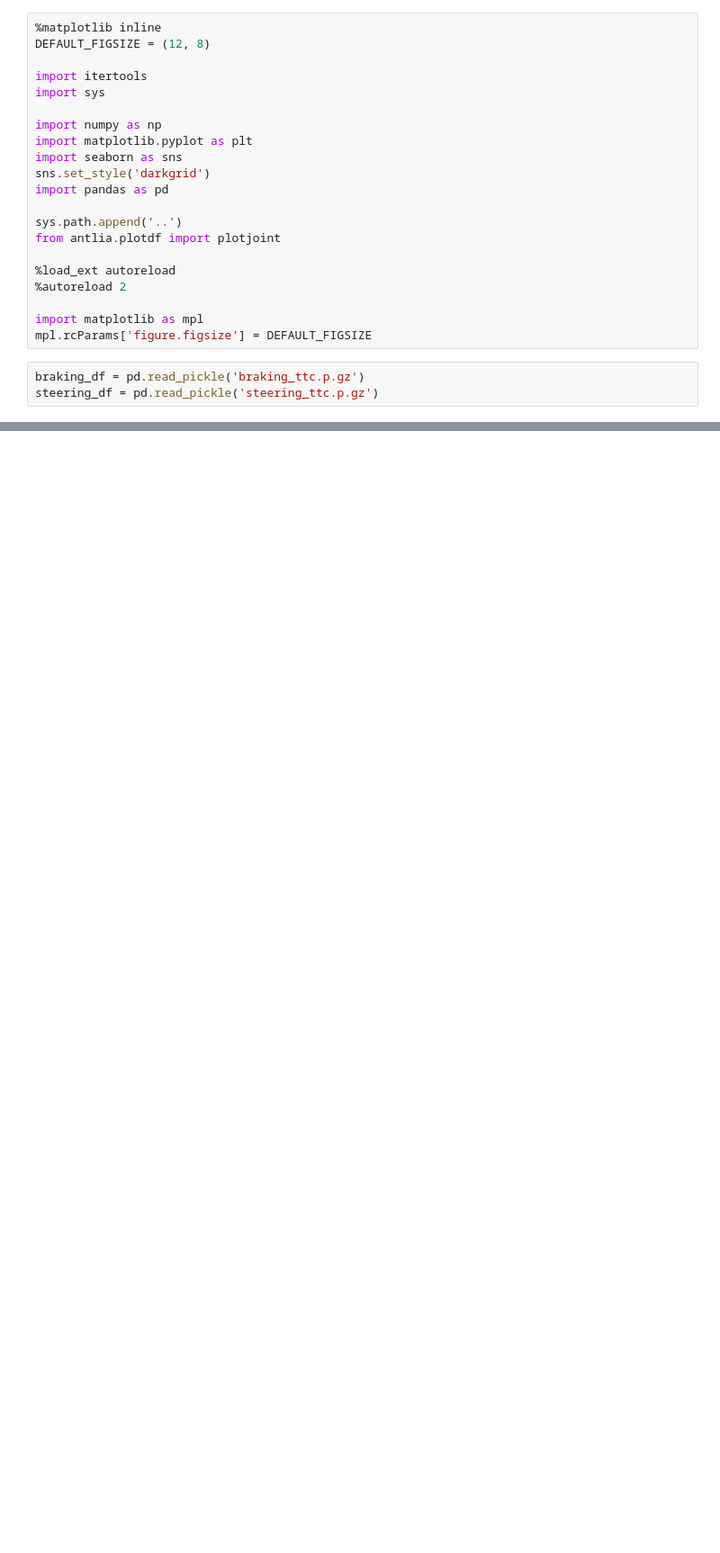
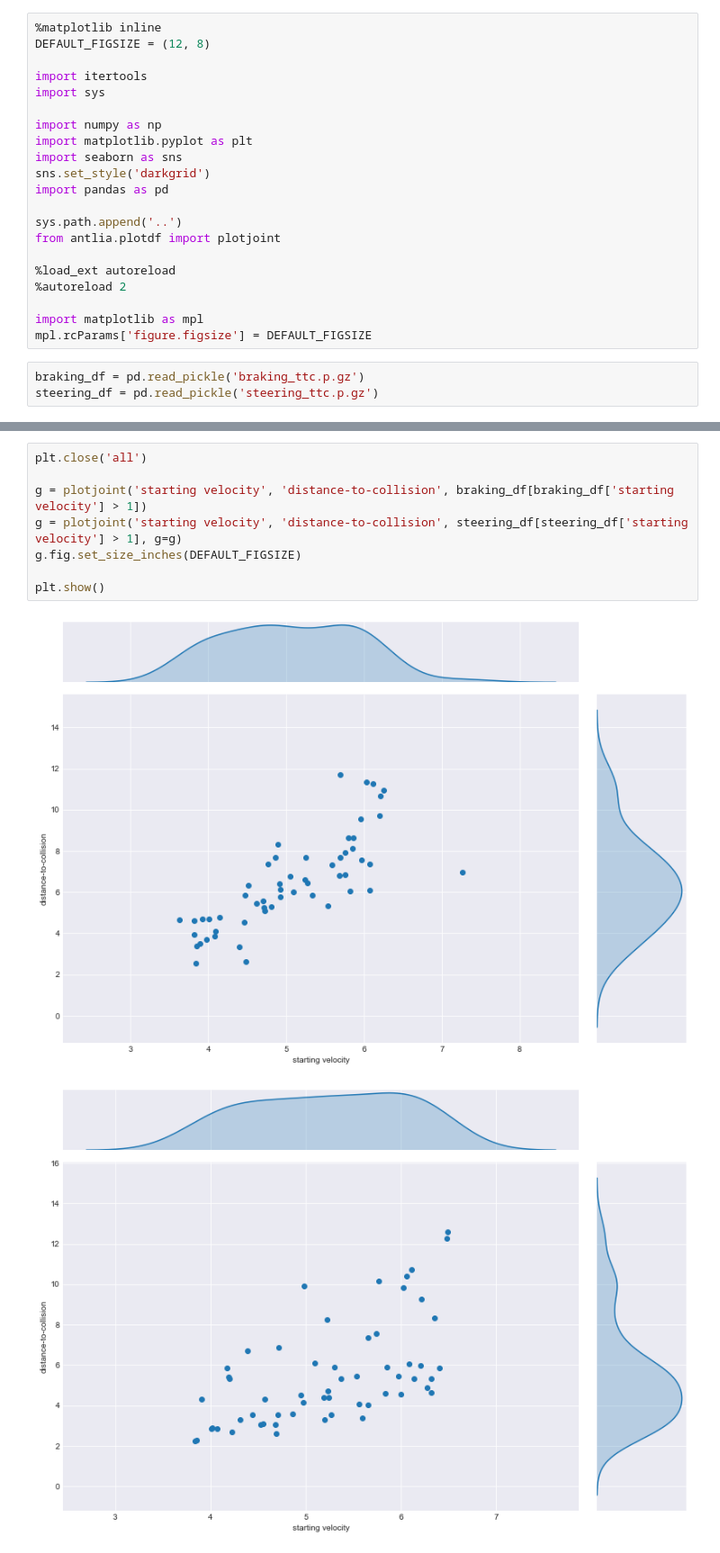
Before and after one commit to oliverlee/antlia, a Jupyter notebook: python/notebooks/compare_ttc.ipynb, the cells around one changed output, grey strips where cells are left out. Shown at 90% size. Cells and saved outputs as stored; diff of their text form; blank space fills up the shorter version.

Commit message:
Update plotjoint to display multiple dataframes

```diff
--- a/python/notebooks/compare_ttc.ipynb
+++ b/python/notebooks/compare_ttc.ipynb
@@ -106,3 +104,14 @@ plot_combined_swarm('time-to-collision', valid_velocities)
 [figure]
 [figure]
 [figure]
+# %%
+plt.close('all')
+
+g = plotjoint('starting velocity', 'distance-to-collision', braking_df[braking_df['starting velocity'] > 1])
+g = plotjoint('starting velocity', 'distance-to-collision', steering_df[steering_df['starting velocity'] > 1], g=g)
+g.fig.set_size_inches(DEFAULT_FIGSIZE)
+
+plt.show()
+# %% [output]
+[figure, added]
+[figure, added]
```
Also changed, not shown: parts of 2 cells of this notebook, 1 other file.
